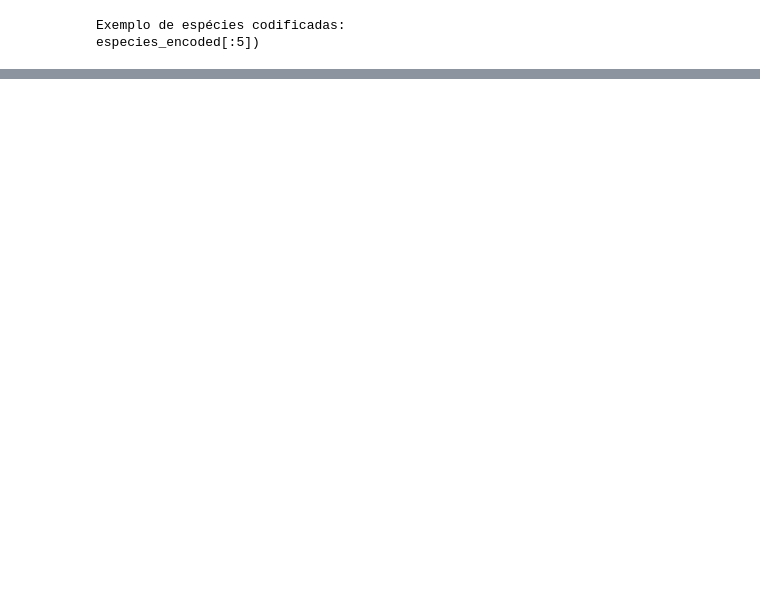
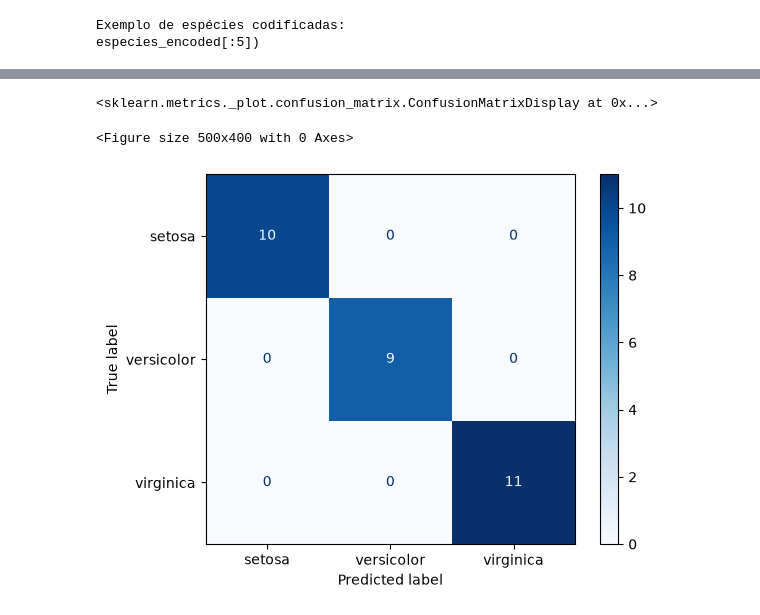
Before and after one commit to mmvbs/Neural-Networks, a Jupyter notebook: exercicio03.ipynb, the cells around one changed output, grey strips where cells are left out. Saved outputs shown, nothing was run; the diff lists cells and outputs as text; code cells hidden in the pictures; blank space fills up the shorter version.

Commit message:
fix:metrics and matrix

```diff
--- a/exercicio03.ipynb
+++ b/exercicio03.ipynb
@@ -113,5 +111,7 @@ plt.show()
 # %%
 preditas = model.predict(caract_teste)
 preditas_classes = np.argmax(preditas, axis=1)
-print(classification_report(especies_encoded, preditas_classes))
+especiesc = np.argmax(esp_teste, axis=1)
+print(f'{especiesc}\n {preditas_classes}')
+print(classification_report(especiesc, preditas_classes))
 # %% [output]
@@ -120,4 +130,10 @@ ValueError: Found input variables with inconsistent numbers of samples: [150, 30
 # %%
+from sklearn.metrics import confusion_matrix, ConfusionMatrixDisplay
+matriz_confusao = confusion_matrix(especiesc, preditas_classes)
 plt.figure(figsize=(5,4))
 displaymatriz = ConfusionMatrixDisplay(confusion_matrix=matriz_confusao, display_labels=iris.target_names)
-displaymatriz.plot(cmap= 'Blue')
+displaymatriz.plot(cmap= 'Blues')
+# %% [output]
+<sklearn.metrics._plot.confusion_matrix.ConfusionMatrixDisplay at 0x...>
+<Figure size 500x400 with 0 Axes>
+[figure, added]
```
Also changed, not shown: parts of 5 cells of this notebook.
